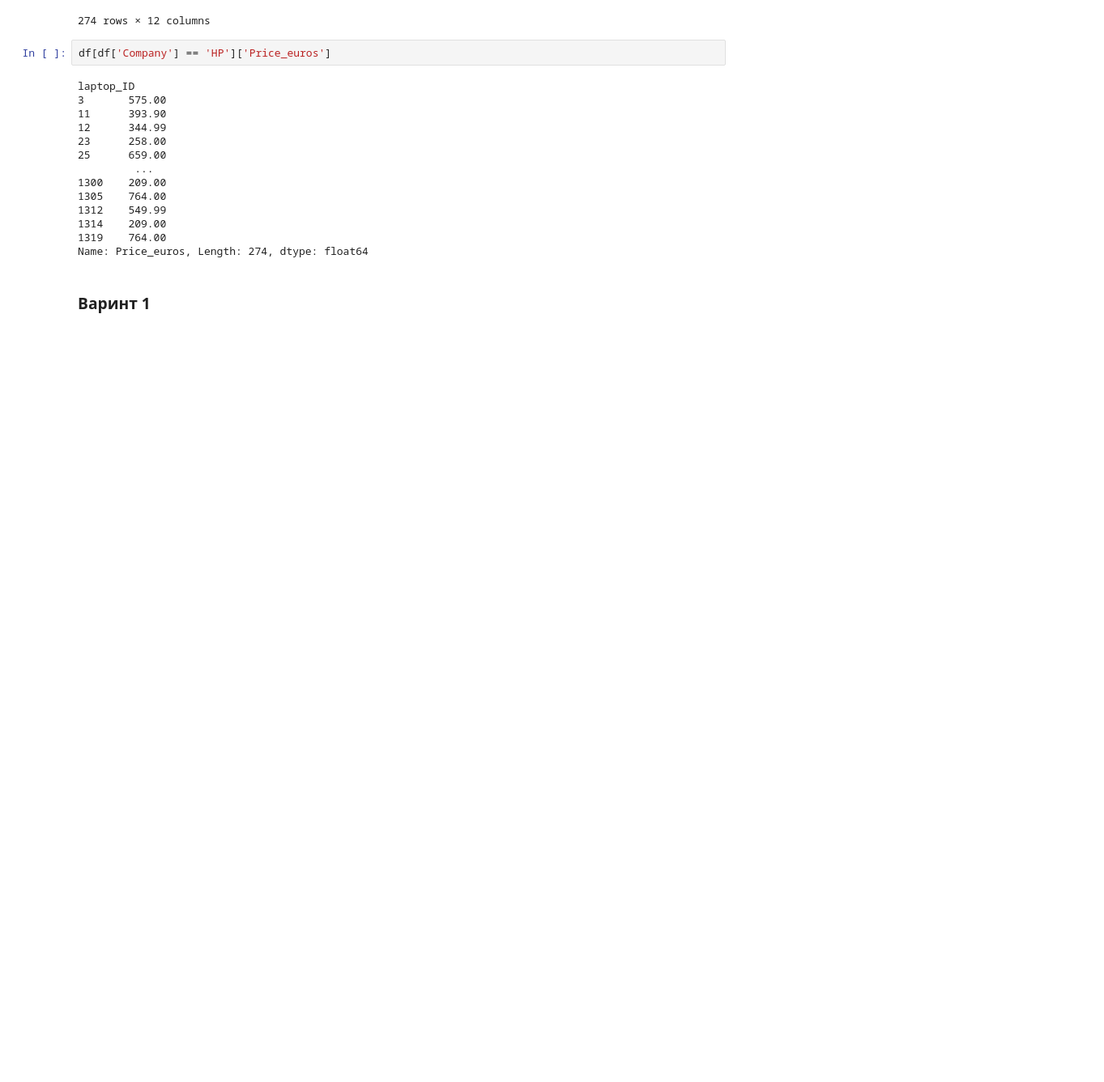
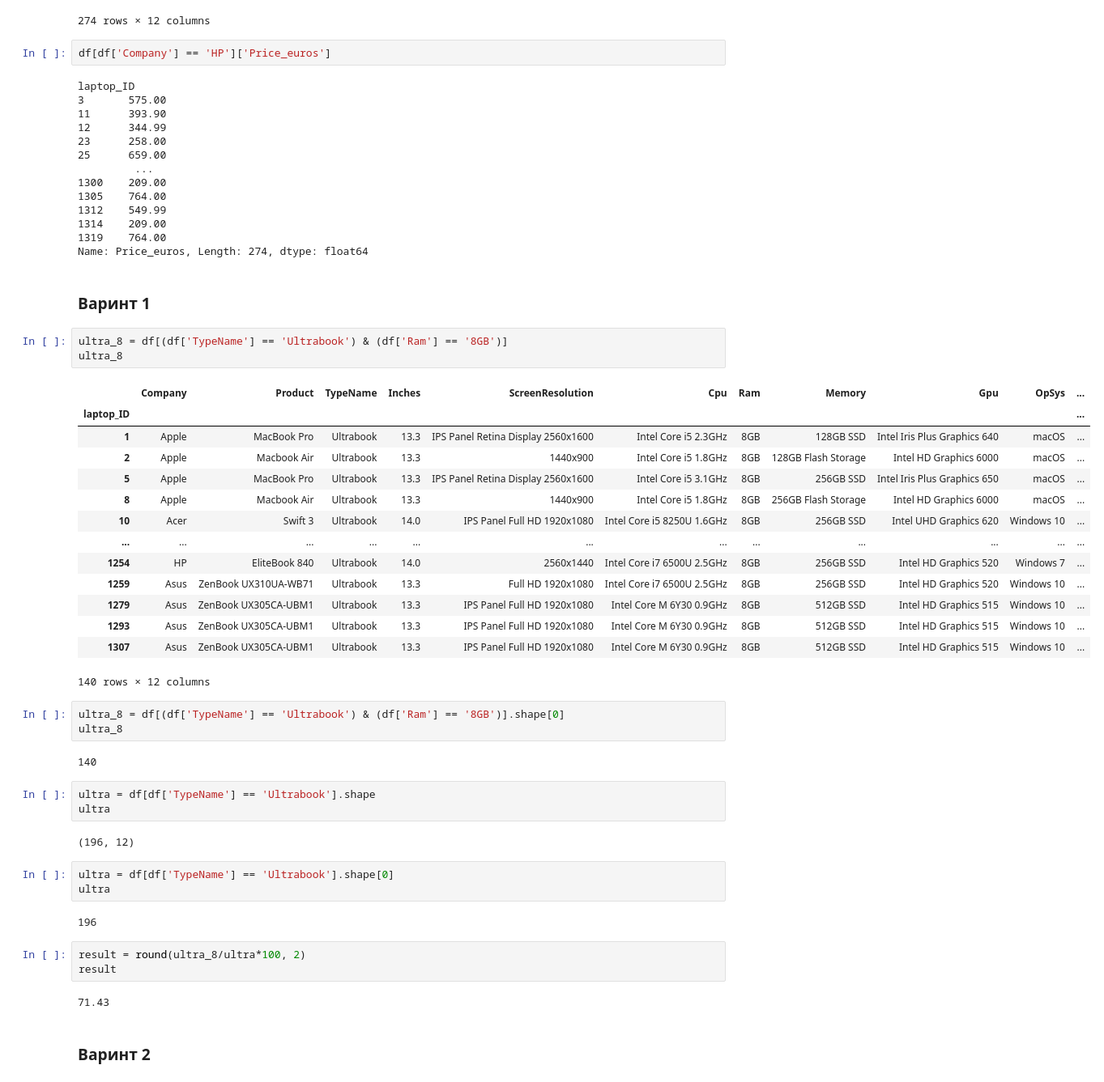
Before and after one commit to Olga643/Example, a Jupyter notebook: Untitled13.ipynb, the cells around one changed output. Shown: that part at 81% size. Cells and saved outputs as stored; diff of their text form; blank space fills up the shorter version.

```diff
--- a/Untitled13.ipynb
+++ b/Untitled13.ipynb
@@ -337,3 +337,43 @@ laptop_ID
 Name: Price_euros, Length: 274, dtype: float64
 # %% [markdown]
 ### Варинт 1
+# %%
+ultra_8 = df[(df['TypeName'] == 'Ultrabook') & (df['Ram'] == '8GB')]
+ultra_8
+# %% [output]
+|  | Company | Product | TypeName | Inches | ScreenResolution | Cpu | Ram | Memory | Gpu | OpSys | ... |
+| laptop_ID |  |  |  |  |  |  |  |  |  |  | ... |
+| 1 | Apple | MacBook Pro | Ultrabook | 13.3 | IPS Panel Retina Display 2560x1600 | Intel Core i5 2.3GHz | 8GB | 128GB SSD | Intel Iris Plus Graphics 640 | macOS | ... |
+| 2 | Apple | Macbook Air | Ultrabook | 13.3 | 1440x900 | Intel Core i5 1.8GHz | 8GB | 128GB Flash Storage | Intel HD Graphics 6000 | macOS | ... |
+| 5 | Apple | MacBook Pro | Ultrabook | 13.3 | IPS Panel Retina Display 2560x1600 | Intel Core i5 3.1GHz | 8GB | 256GB SSD | Intel Iris Plus Graphics 650 | macOS | ... |
+| 8 | Apple | Macbook Air | Ultrabook | 13.3 | 1440x900 | Intel Core i5 1.8GHz | 8GB | 256GB Flash Storage | Intel HD Graphics 6000 | macOS | ... |
+| 10 | Acer | Swift 3 | Ultrabook | 14.0 | IPS Panel Full HD 1920x1080 | Intel Core i5 8250U 1.6GHz | 8GB | 256GB SSD | Intel UHD Graphics 620 | Windows 10 | ... |
+| ... | ... | ... | ... | ... | ... | ... | ... | ... | ... | ... | ... |
+| 1254 | HP | EliteBook 840 | Ultrabook | 14.0 | 2560x1440 | Intel Core i7 6500U 2.5GHz | 8GB | 256GB SSD | Intel HD Graphics 520 | Windows 7 | ... |
+| 1259 | Asus | ZenBook UX310UA-WB71 | Ultrabook | 13.3 | Full HD 1920x1080 | Intel Core i7 6500U 2.5GHz | 8GB | 256GB SSD | Intel HD Graphics 520 | Windows 10 | ... |
+| 1279 | Asus | ZenBook UX305CA-UBM1 | Ultrabook | 13.3 | IPS Panel Full HD 1920x1080 | Intel Core M 6Y30 0.9GHz | 8GB | 512GB SSD | Intel HD Graphics 515 | Windows 10 | ... |
+| 1293 | Asus | ZenBook UX305CA-UBM1 | Ultrabook | 13.3 | IPS Panel Full HD 1920x1080 | Intel Core M 6Y30 0.9GHz | 8GB | 512GB SSD | Intel HD Graphics 515 | Windows 10 | ... |
+| 1307 | Asus | ZenBook UX305CA-UBM1 | Ultrabook | 13.3 | IPS Panel Full HD 1920x1080 | Intel Core M 6Y30 0.9GHz | 8GB | 512GB SSD | Intel HD Graphics 515 | Windows 10 | ... |
+140 rows × 12 columns
+# %%
+ultra_8 = df[(df['TypeName'] == 'Ultrabook') & (df['Ram'] == '8GB')].shape[0]
+ultra_8
+# %% [output]
+140
+# %%
+ultra = df[df['TypeName'] == 'Ultrabook'].shape
+ultra
+# %% [output]
+(196, 12)
+# %%
+ultra = df[df['TypeName'] == 'Ultrabook'].shape[0]
+ultra
+# %% [output]
+196
+# %%
+result = round(ultra_8/ultra*100, 2)
+result
+# %% [output]
+71.43
+# %% [markdown]
+### Варинт 2
```
Also changed, not shown: parts of 20 cells of this notebook.
